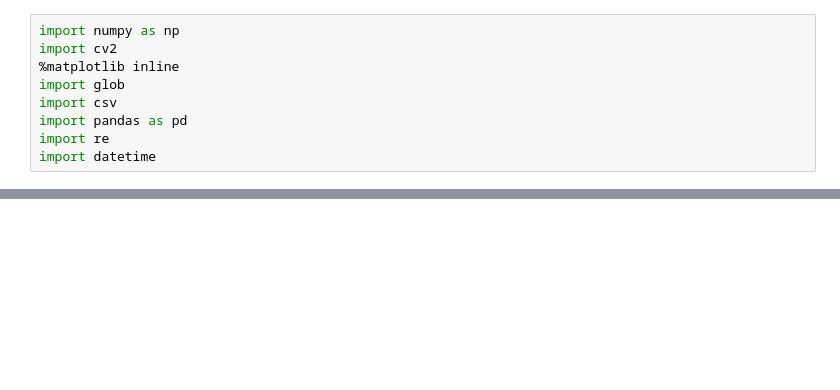
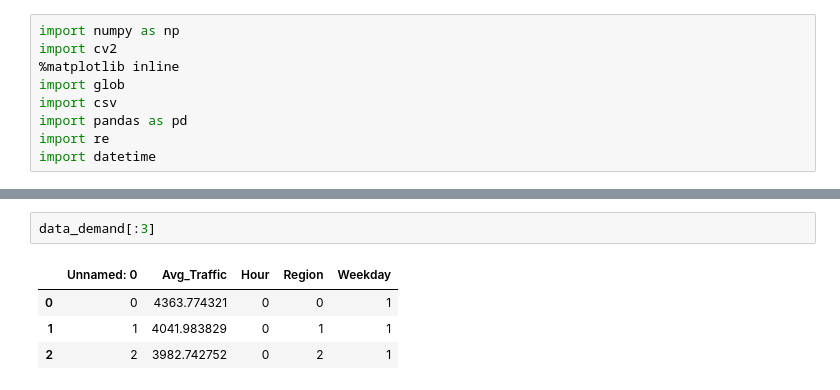
Before and after one commit to DeepNeuron/Uber_Profit_Model, a Jupyter notebook: Merge Variability and Demand Data.ipynb, the cells around one changed output, grey strips where cells are left out. Drawn from its saved outputs; the diff is of its cells as text; blank space fills up the shorter version.

```diff
--- a/Merge Variability and Demand Data.ipynb
+++ b/Merge Variability and Demand Data.ipynb
@@ -43,0 +72,7 @@ def create_demand_instance():
+# %%
+data_demand[:3]
+# %% [output]
+|  | Unnamed: 0 | Avg_Traffic | Hour | Region | Weekday |
+| 0 | 0 | 4363.774321 | 0 | 0 | 1 |
+| 1 | 1 | 4041.983829 | 0 | 1 | 1 |
+| 2 | 2 | 3982.742752 | 0 | 2 | 1 |
```
Also changed, not shown: parts of 8 cells of this notebook.
